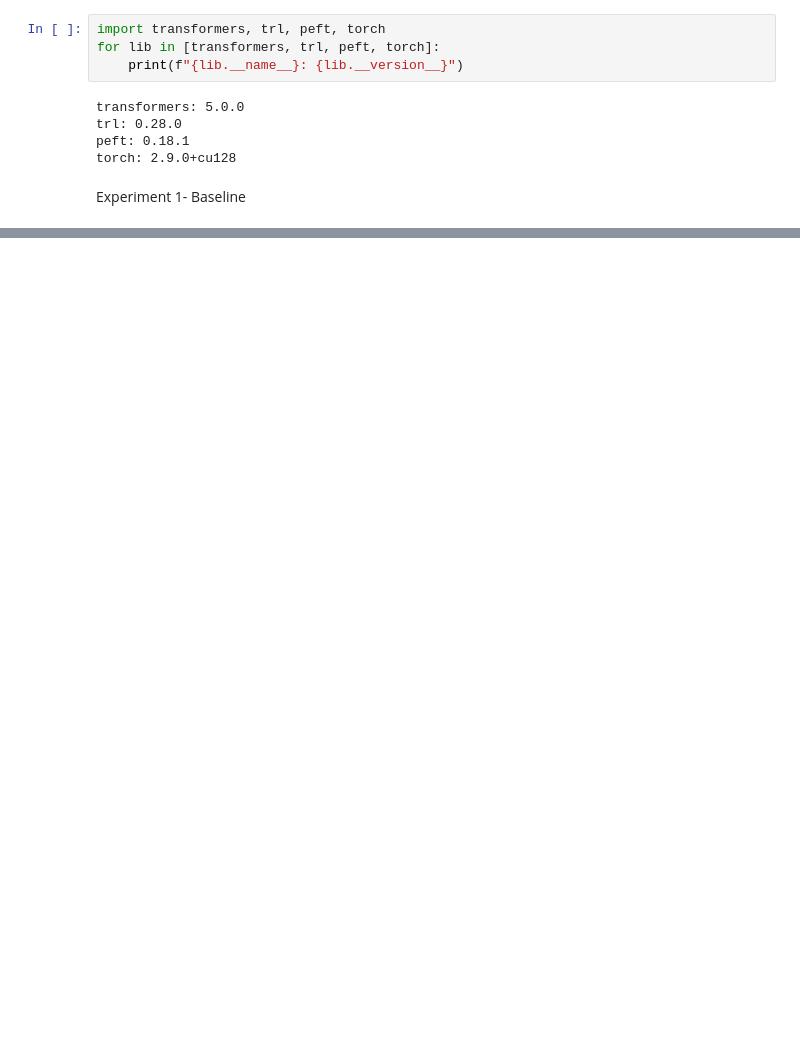
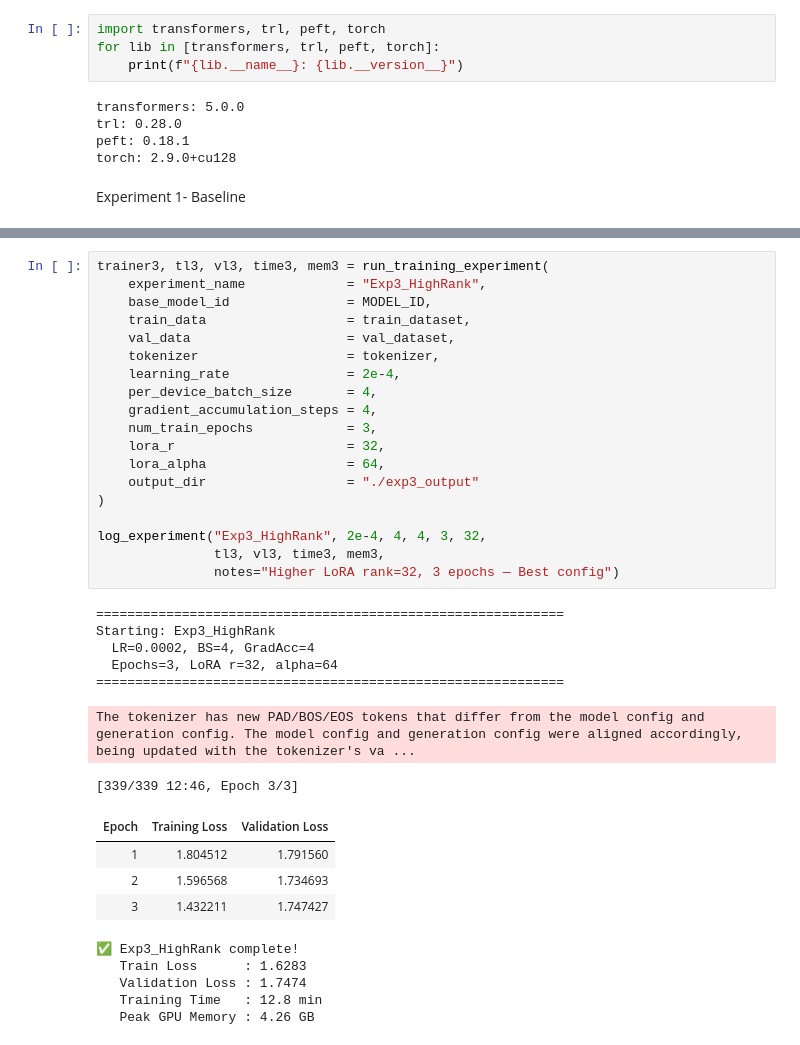
Before and after one commit to ICYEZAGATORE/Fine-Tuning-LLM, a Jupyter notebook: finetuning.ipynb, the cells around one changed output, grey strips where cells are left out. Drawn from its saved outputs; the diff is of its cells as text; blank space fills up the shorter version.

```diff
--- a/finetuning.ipynb
+++ b/finetuning.ipynb
@@ -691,0 +763,36 @@ TypeError: TrainingArguments.__init__() got an unexpected keyword argument 'eval
+# %%
+trainer3, tl3, vl3, time3, mem3 = run_training_experiment(
+    experiment_name             = "Exp3_HighRank",
+    base_model_id               = MODEL_ID,
+    train_data                  = train_dataset,
+    val_data                    = val_dataset,
+    tokenizer                   = tokenizer,
+    learning_rate               = 2e-4,
+    per_device_batch_size       = 4,
+    gradient_accumulation_steps = 4,
+    num_train_epochs            = 3,
+    lora_r                      = 32,
+    lora_alpha                  = 64,
+    output_dir                  = "./exp3_output"
+)
+
+log_experiment("Exp3_HighRank", 2e-4, 4, 4, 3, 32,
+               tl3, vl3, time3, mem3,
+               notes="Higher LoRA rank=32, 3 epochs — Best config")
+# %% [output]
+============================================================
+Starting: Exp3_HighRank
+  LR=0.0002, BS=4, GradAcc=4
+  Epochs=3, LoRA r=32, alpha=64
+============================================================
+The tokenizer has new PAD/BOS/EOS tokens that differ from the model config and generation config. The model config and generation config were aligned accordingly, being updated with the tokenizer's va ...
+[339/339 12:46, Epoch 3/3]
+| Epoch | Training Loss | Validation Loss |
+| 1 | 1.804512 | 1.791560 |
+| 2 | 1.596568 | 1.734693 |
+| 3 | 1.432211 | 1.747427 |
+✅ Exp3_HighRank complete!
+   Train Loss      : 1.6283
+   Validation Loss : 1.7474
+   Training Time   : 12.8 min
+   Peak GPU Memory : 4.26 GB
```
Also changed, not shown: parts of 36 cells of this notebook.
